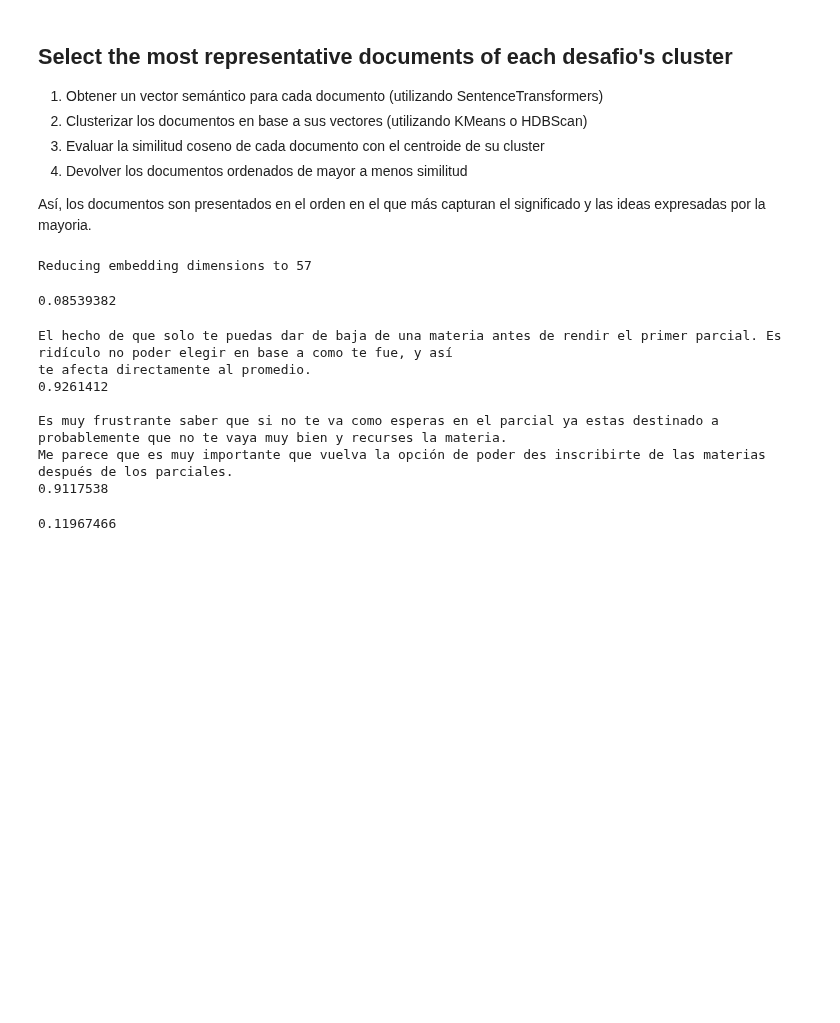
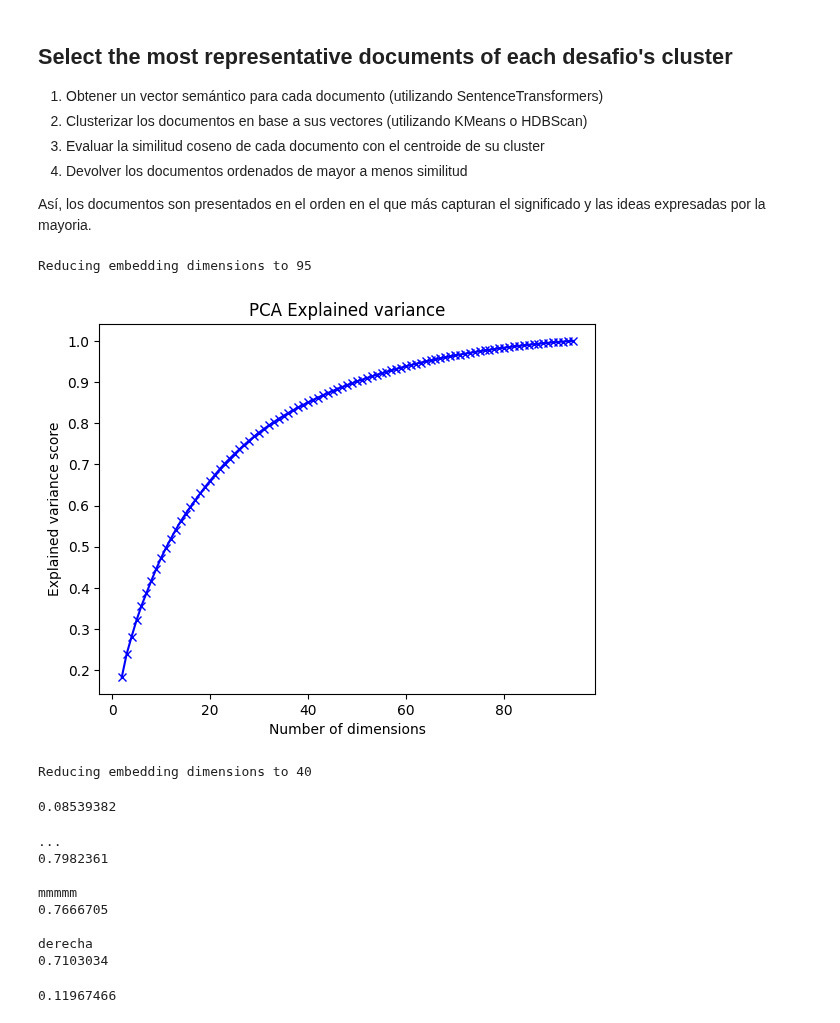
Before and after one commit to felipeaguirre66/PoliticsNLP, a Jupyter notebook: Summarization/pca_summarization.ipynb, the cells around one changed output. Saved outputs shown, nothing was run; the diff lists cells and outputs as text; code cells hidden in the pictures; blank space fills up the shorter version.

Commit message:
pca explained varianve plot

```diff
--- a/Summarization/pca_summarization.ipynb
+++ b/Summarization/pca_summarization.ipynb
@@ -233,10 +233,10 @@ def print_list(elements):
 # %% [markdown]
 ## Select a desafio and n_clusters
 # %%
-data = df[df['desafio']=='18']['texto'].values
+data = df[df['desafio']=='13']['texto'].values
 
-n_clusters = 5
-n_pca = 100
+n_clusters = 6
+n_pca = 40
 # %% [markdown]
 ## Select the most representative documents of each desafio's cluster
 
@@ -247,13 +247,13 @@ n_pca = 100
 
 Así, los documentos son presentados en el orden en el que más capturan el significado y las ideas expresadas por la mayoria.
 # %%
-from MyModule.SummarizationFunctions import MostRepresentativeDocs
-
 pp_object = Preprocess(lemma=False, stopwords=False)
-hdbscan_dict = {'metric':'euclidean', 'alpha':0.1, 'min_cluster_size':2, 'min_samples':3} # hdbscan
-mrd = MostRepresentativeDocs(cluster_algorithm='hdbscan', n_pca=n_pca,
-                             # **hdbscan_dict
-                             )
+mrd = MostRepresentativeDocs(cluster_algorithm='kmeans', n_pca=n_pca)
+# %%
+mrd.elbow_pca_explained_variance(data)
+# %% [output]
+Reducing embedding dimensions to 95
+[figure, added]
 # %%
 # all_res = {}
 # for des in df['desafio'].unique():
@@ -263,21 +263,22 @@ mrd = MostRepresentativeDocs(cluster_algorithm='hdbscan', n_pca=n_pca,
 # %%
 result = mrd.get_representatives(data, n_clusters=n_clusters, pp_object=None)
 # %% [output]
-Reducing embedding dimensions to 57
+Reducing embedding dimensions to 40
 # %%
 mrd.get_average_silhouette_score()
 # %% [output]
 0.08539382
 # %%
-print_list(result[7])
+print_list(result[5])
 # %% [output]
-El hecho de que solo te puedas dar de baja de una materia antes de rendir el primer parcial. Es ridículo no poder elegir en base a como te fue, y así
-te afecta directamente al promedio.
-0.9261412
+...
+0.7982361
 
-Es muy frustrante saber que si no te va como esperas en el parcial ya estas destinado a probablemente que no te vaya muy bien y recurses la materia.
-Me parece que es muy importante que vuelva la opción de poder des inscribirte de las materias después de los parciales.
-0.9117538
+mmmmm
+0.7666705
+
+derecha
+0.7103034
 # %%
 mrd.get_cluster_silhouette_score(4)
 # %% [output]
```
Also changed, not shown: parts of 1 cell of this notebook, 1 other file.
